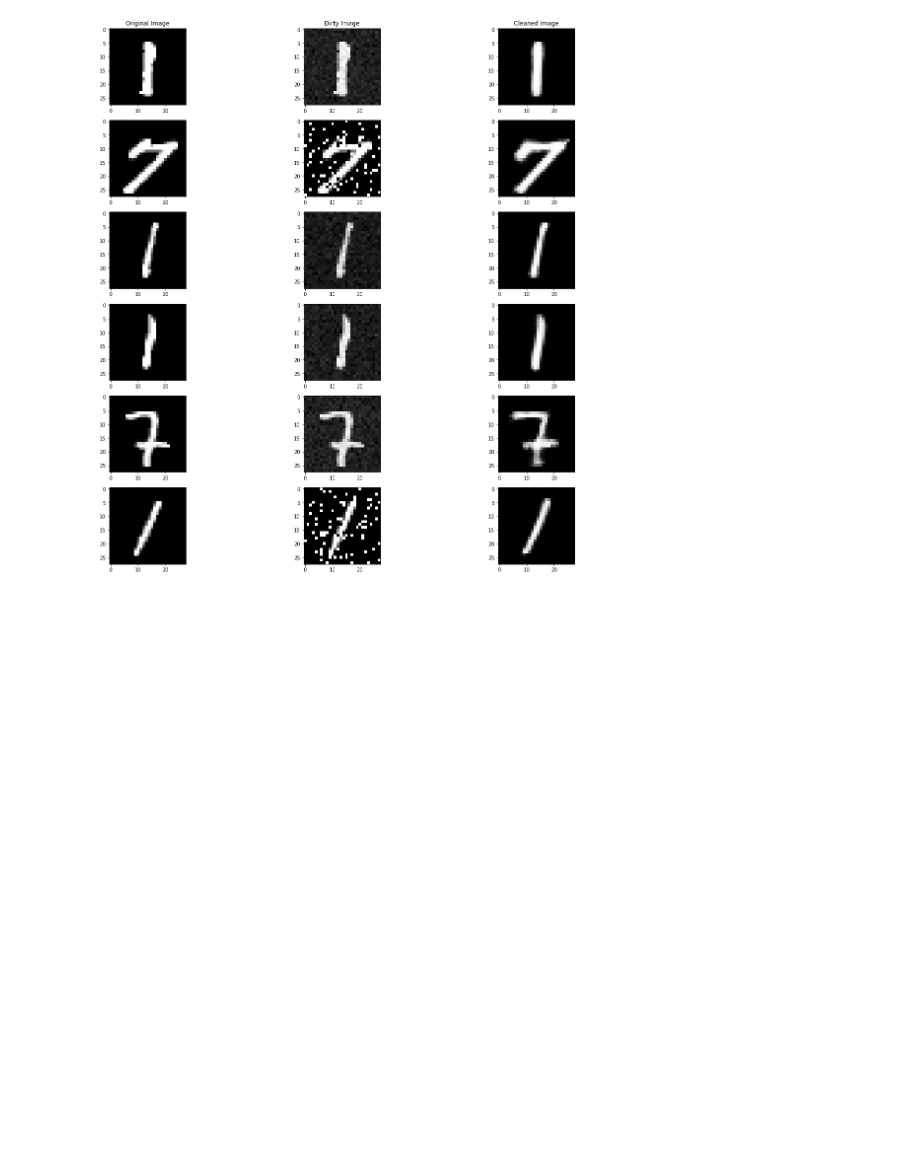
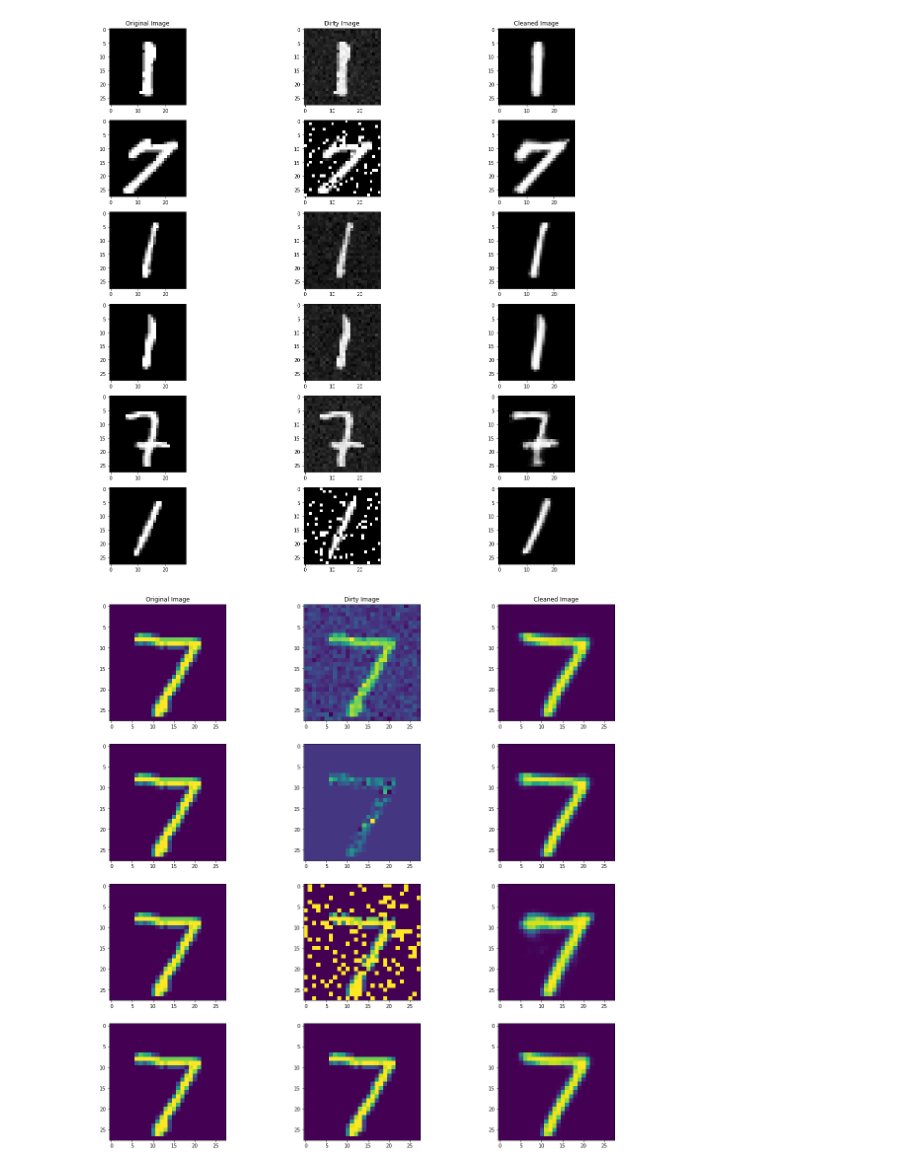
Before and after one commit to franzele21/autoencodeur_tp, a Jupyter notebook: DenoisingAutoencoder.ipynb, the cells around one changed output. Saved outputs shown, nothing was run; the diff lists cells and outputs as text; code cells hidden in the pictures; blank space fills up the shorter version.

Commit message:
[FMU] MODIFIED : checked the efficacity of the model with more noise

```diff
--- a/DenoisingAutoencoder.ipynb
+++ b/DenoisingAutoencoder.ipynb
@@ -611,3 +608,17 @@ for idx in range((6)):
   axes[idx,2].imshow(output,cmap="gray")
 # %% [output]
 [figure]
+# %%
+f,axes= plt.subplots(4,3,figsize=(20,20))
+axes[0,0].set_title("Original Image")
+axes[0,1].set_title("Dirty Image")
+axes[0,2].set_title("Cleaned Image")
+for i, noise in enumerate(["gaussian", "speckle", "salt_pepper", ""]):
+    dirty = add_noise(np.array(xtest[0]), noise, 0.8)
+    predicted = best_model(torch.tensor(dirty.flatten()).type(torch.FloatTensor))
+
+    axes[i, 0].imshow(xtest[0])
+    axes[i, 1].imshow(dirty.reshape((28, 28)))
+    axes[i, 2].imshow(predicted.detach().numpy().reshape((28, 28)))
+# %% [output]
+[figure, added]
```
Also changed, not shown: parts of 3 cells of this notebook.
